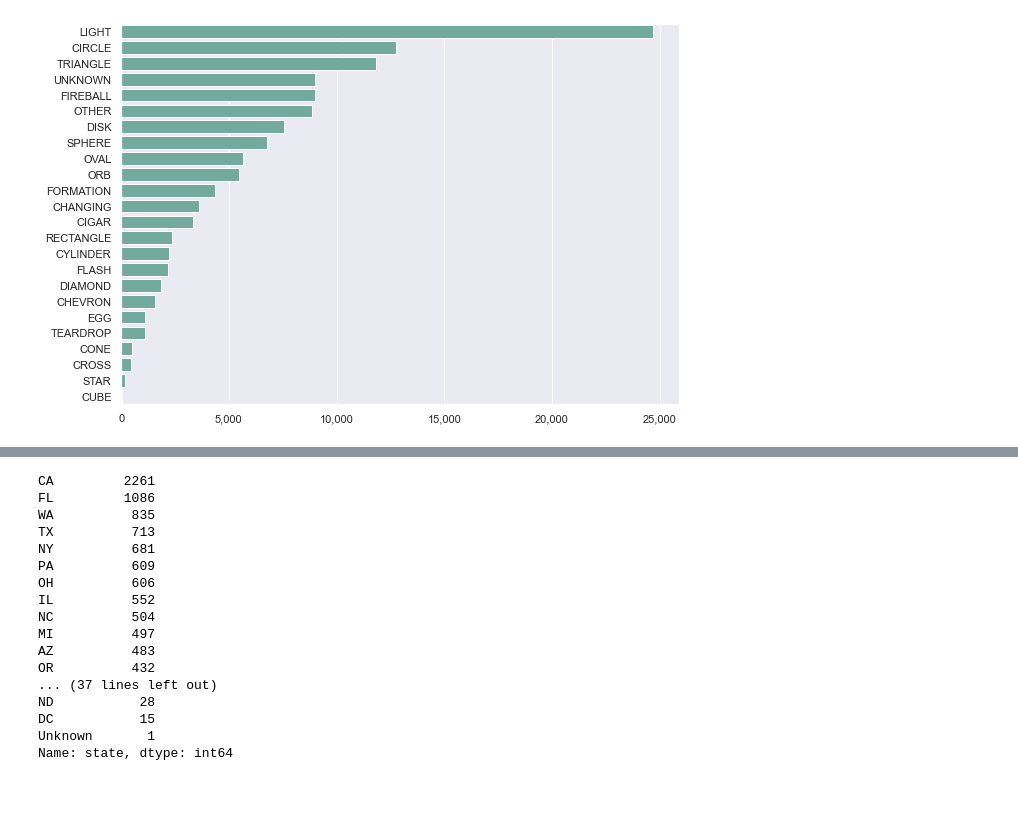
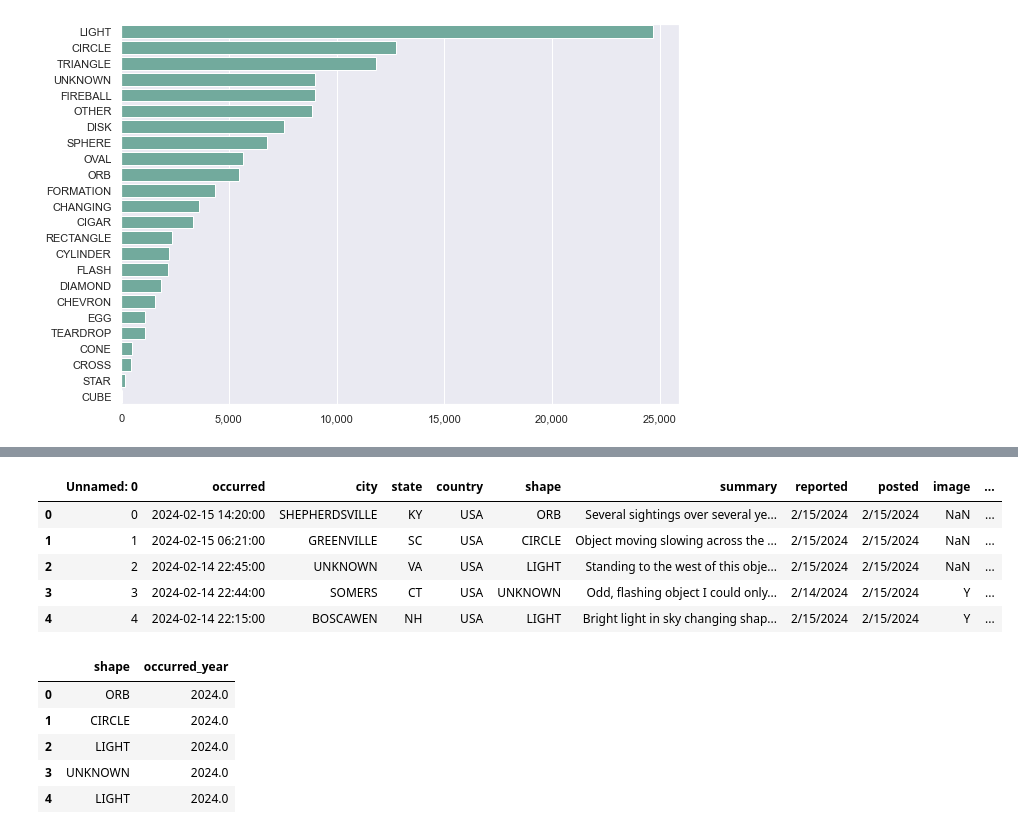
Before and after one commit to t-white-21/ufo-exploration, a Jupyter notebook: notebooks/ufo_shapes.ipynb, the cells around one changed output, grey strips where cells are left out. Drawn from its saved outputs; the diff is of its cells as text; code cells hidden in the pictures; blank space fills up the shorter version.

```diff
--- a/notebooks/ufo_shapes.ipynb
+++ b/notebooks/ufo_shapes.ipynb
@@ -129,20 +66,20 @@ shapes_state
-# %%
-shapes_state['state'].value_counts()
-# %% [output]
-CA         2261
-FL         1086
-WA          835
-TX          713
-NY          681
-PA          609
-OH          606
-IL          552
-NC          504
-MI          497
-AZ          483
-OR          432
-... (37 lines left out)
-ND           28
-DC           15
-Unknown       1
-Name: state, dtype: int64
+# %%
+times_df = pd.read_csv('../notebooks/ufo_times2.csv')
+times_df.head()
+# %% [output]
+|  | Unnamed: 0 | occurred | city | state | country | shape | summary | reported | posted | image | ... |
+| 0 | 0 | 2024-02-15 14:20:00 | SHEPHERDSVILLE | KY | USA | ORB | Several sightings over several ye... | 2/15/2024 | 2/15/2024 | NaN | ... |
+| 1 | 1 | 2024-02-15 06:21:00 | GREENVILLE | SC | USA | CIRCLE | Object moving slowing across the ... | 2/15/2024 | 2/15/2024 | NaN | ... |
+| 2 | 2 | 2024-02-14 22:45:00 | UNKNOWN | VA | USA | LIGHT | Standing to the west of this obje... | 2/15/2024 | 2/15/2024 | NaN | ... |
+| 3 | 3 | 2024-02-14 22:44:00 | SOMERS | CT | USA | UNKNOWN | Odd, flashing object I could only... | 2/14/2024 | 2/15/2024 | Y | ... |
+| 4 | 4 | 2024-02-14 22:15:00 | BOSCAWEN | NH | USA | LIGHT | Bright light in sky changing shap... | 2/15/2024 | 2/15/2024 | Y | ... |
+# %%
+shape_year = times_df[['shape', 'occurred_year']]
+shape_year.head()
+# %% [output]
+|  | shape | occurred_year |
+| 0 | ORB | 2024.0 |
+| 1 | CIRCLE | 2024.0 |
+| 2 | LIGHT | 2024.0 |
+| 3 | UNKNOWN | 2024.0 |
+| 4 | LIGHT | 2024.0 |
```
Also changed, not shown: parts of 8 cells of this notebook, 1 other file.
